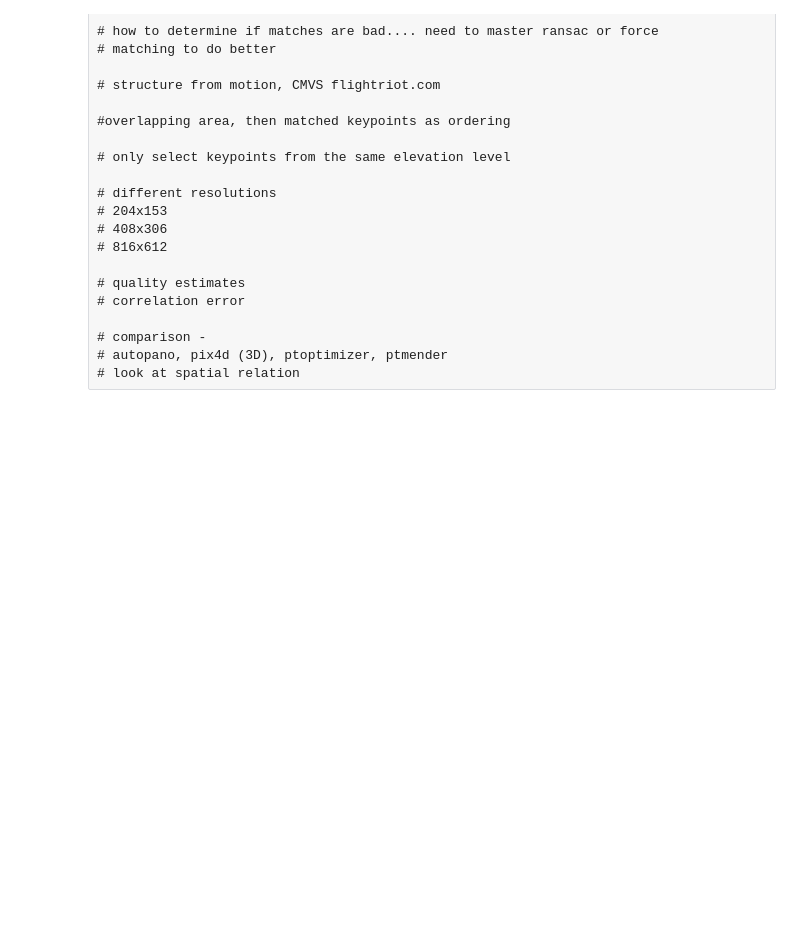
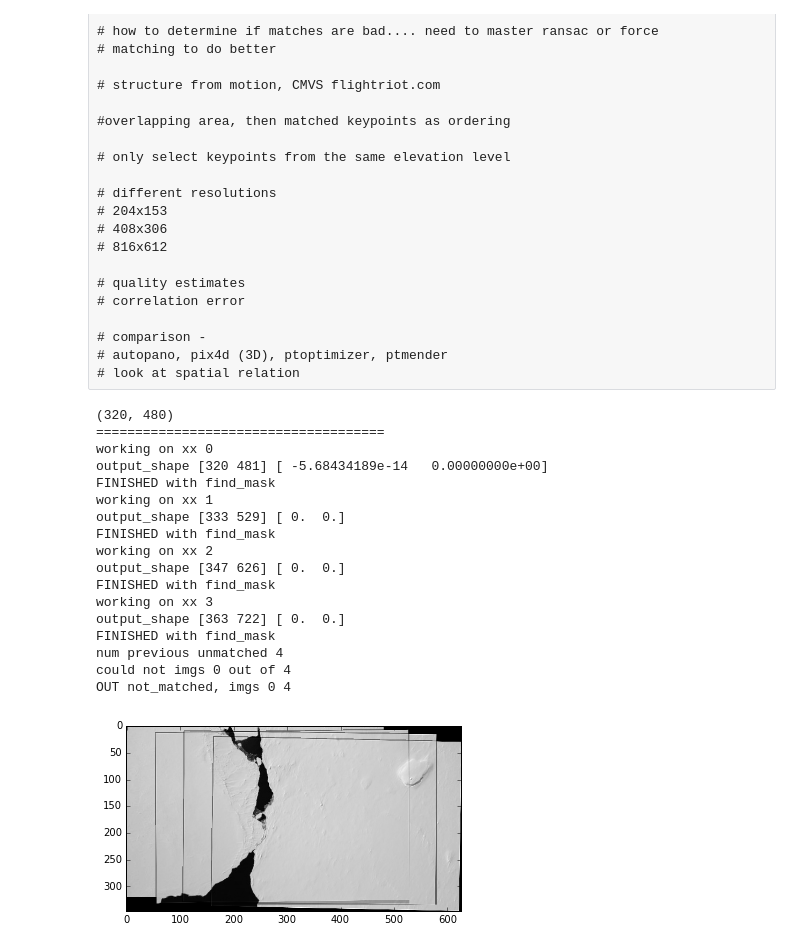
Before and after one commit to johannah/iceview, a Jupyter notebook: iceview/mosaic.ipynb, the cells around one changed output. Drawn from its saved outputs; the diff is of its cells as text; code cells hidden in the pictures; blank space fills up the shorter version.

Commit message:
removed extra black space

```diff
--- a/iceview/mosaic.ipynb
+++ b/iceview/mosaic.ipynb
@@ -133,8 +140,10 @@ def plot_two_keypoints(img1, img2, k1, k2, s1=1, s2=1):
     plt.show()
 # %%
 def find_mask(base_img, img, model_robust):
+    # left to right produces extra black space
+
     output_shape, corner_min = find_output_shape(base_img, model_robust)
-    #print("my output_shape", output_shape, corner_min)
+    print("output_shape", output_shape, corner_min)
     #print(model_robust.scale, model_robust.translation, model_robust.rotation)
 
     # This in-plane offset is the only necessary transformation for the base image
@@ -154,7 +163,12 @@ def find_mask(base_img, img, model_robust):
     img_mask = (img_warped != -1)
     img_warped[~img_mask] = 0
 
+    #print('base', base_img.shape, base_warped.shape)
+    #print('img', img.shape, img_warped.shape)
+    #compare(base_img, base_warped, base_mask)
+    #compare(img, img_warped, img_mask)
 
+    #plt.show()
     # Add the three images together. This could create dtype overflows!
     # We know they are are floating point images after warping, so it's OK.
     merged = (base_warped + img_warped)
@@ -165,8 +179,9 @@ def find_mask(base_img, img, model_robust):
 
     # Normalize through division by `overlap` - but ensure the minimum is 1
     norm = merged / np.maximum(overlap, 1)
+    norm1 = remove_empty_edges(norm)
 
-    return norm
+    return norm1
 # %%
 def detect_and_extract(detector, img):
     detector.detect_and_extract(img)
@@ -191,31 +207,23 @@ def find_output_shape(base_img, model_robust):
     output_shape = np.ceil(output_shape[::-1]).astype(int)
     return output_shape, corner_min
 # %%
-def find_two_matches(base_img, img2, base_k, k2, base_d, d2):
+def find_two_matches(base_img, img, base_k, img_k, base_d, img_d, min_matches=10):
     #matches = match_descriptors(d1, d2, max_distance=.2, cross_check=True)
-    matches = match_descriptors(base_d, d2, cross_check=True)
+    matches = match_descriptors(base_d, img_d, cross_check=True)
 
     #   * src (image to be registered): pano2
     #   * dst (reference image): pano1, our middle frame registration target
-    src = k2[matches[:,1]][:,::-1]
+    src = img_k[matches[:,1]][:,::-1]
     dst = base_k[matches[:,0]][:,::-1]
 
-
+    #compare(base_img, img)
     # if there are not enough matches, this fails
-    #fig, ax = plt.subplots(1,1,figsize=(15,12))
-    #plot_matches(ax, base_img, img2, base_k, k2, matches)
-    if matches.shape[0] > 4:
+    if matches.shape[0] > min_matches:
         model_robust, inliers = ransac((src, dst), AffineTransform,
                                    min_samples=4, residual_threshold=1,
                                    max_trials=300)
 
         ransac_matches = matches[inliers]
-        #print('matches', matches.shape)
-        #print('ransac matches', ransac_matches.shape)
-
-        #fig, ax = plt.subplots(1,1,figsize=(15,12))
-        #plot_matches(ax, base_img, img2, base_k, k2, ransac_matches)
-
         return model_robust, ransac_matches
     else:
         return np.zeros((0, 2)), np.zeros((0, 2))
@@ -221,0 +301,28 @@ def find_two_matches(base_img, img2, base_k, k2, base_d, d2):
+# %%
+#patches = patchmaker(img_col[0])
+base_img = img_col[0]
+print(base_img.shape)
+timg_col = img_col[:4]
+dbase_img, dimgs = find_all_matches(base_img, timg_col, len(timg_col))
+plt.figure()
+plt.imshow(dbase_img)
+plt.show()
+# %% [output]
+(320, 480)
+=====================================
+working on xx 0
+output_shape [320 481] [ -5.68434189e-14   0.00000000e+00]
+FINISHED with find_mask
+working on xx 1
+output_shape [333 529] [ 0.  0.]
+FINISHED with find_mask
+working on xx 2
+output_shape [347 626] [ 0.  0.]
+FINISHED with find_mask
+working on xx 3
+output_shape [363 722] [ 0.  0.]
+FINISHED with find_mask
+num previous unmatched 4
+could not imgs 0 out of 4
+OUT not_matched, imgs 0 4
+[figure, added]
```
Also changed, not shown: parts of 14 cells of this notebook.
